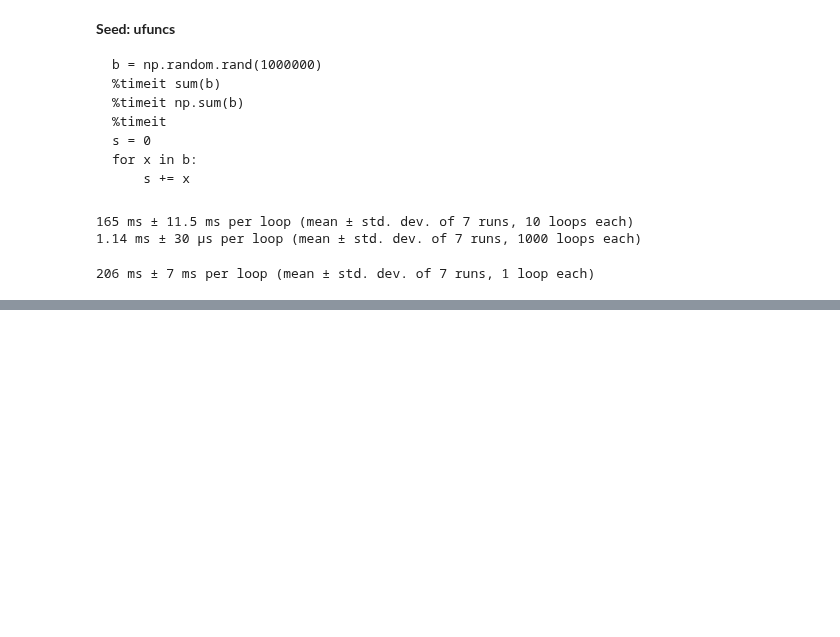
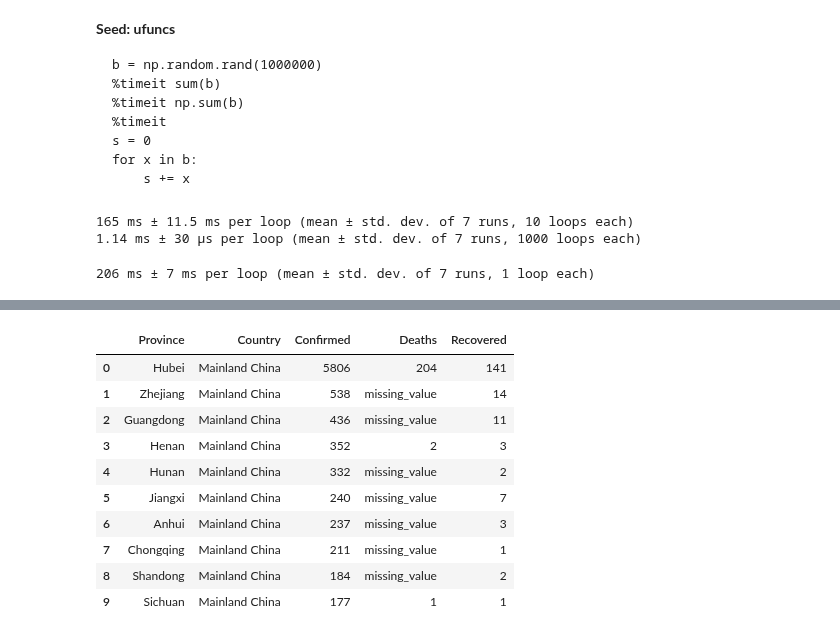
Before and after one commit to angelacpd/Jupyter_Hello, a Jupyter notebook: data_science_lib.ipynb, the cells around one changed output, grey strips where cells are left out. Cells and saved outputs as stored; diff of their text form; code cells hidden in the pictures; blank space fills up the shorter version.

```diff
--- a/data_science_lib.ipynb
+++ b/data_science_lib.ipynb
@@ -587,0 +884,14 @@ def my_sum(G):
+# %%
+df2
+# %% [output]
+|  | Province | Country | Confirmed | Deaths | Recovered |
+| 0 | Hubei | Mainland China | 5806 | 204 | 141 |
+| 1 | Zhejiang | Mainland China | 538 | missing_value | 14 |
+| 2 | Guangdong | Mainland China | 436 | missing_value | 11 |
+| 3 | Henan | Mainland China | 352 | 2 | 3 |
+| 4 | Hunan | Mainland China | 332 | missing_value | 2 |
+| 5 | Jiangxi | Mainland China | 240 | missing_value | 7 |
+| 6 | Anhui | Mainland China | 237 | missing_value | 3 |
+| 7 | Chongqing | Mainland China | 211 | missing_value | 1 |
+| 8 | Shandong | Mainland China | 184 | missing_value | 2 |
+| 9 | Sichuan | Mainland China | 177 | 1 | 1 |
```
Also changed, not shown: parts of 59 cells of this notebook, 2 other files.
